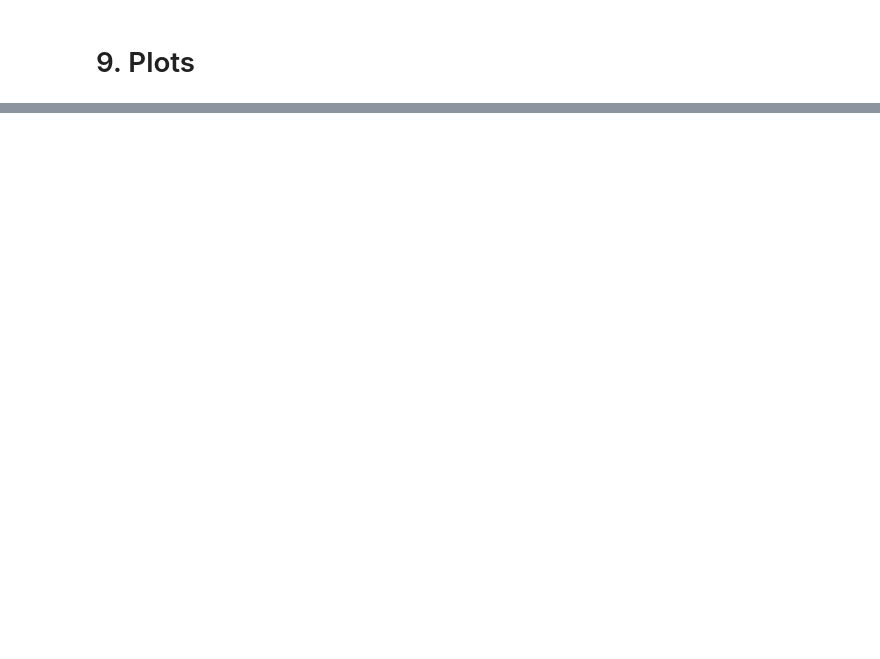
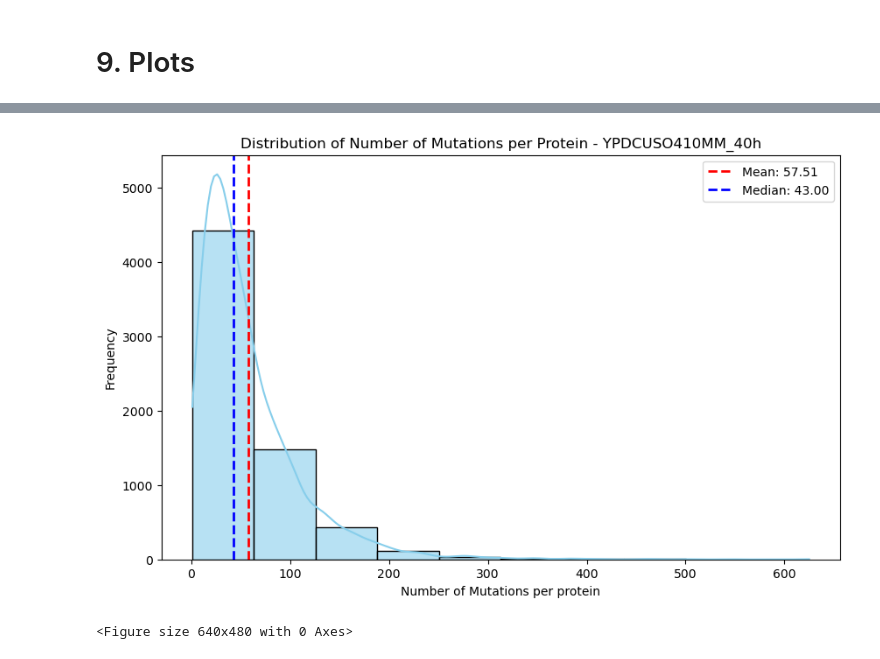
Before and after one commit to paolabiocchi/Yeast_Project, a Jupyter notebook: extract_data.ipynb, the cells around one changed output, grey strips where cells are left out. Cells and saved outputs as stored; diff of their text form; code cells hidden in the pictures; blank space fills up the shorter version.

```diff
--- a/extract_data.ipynb
+++ b/extract_data.ipynb
@@ -340,0 +425,38 @@ plt.show()
+# %%
+# Step 1: Extract protein names from the DataFrame's column names (keys)
+proteins = [col.split('_')[0] for col in X_data.columns]
+
+# Step 2: Count how many mutations are associated with each protein
+mutation_counts = Counter(proteins)
+
+# Step 3: Convert the mutation counts into a pandas DataFrame for easy plotting
+mutation_df = pd.DataFrame(list(mutation_counts.items()), columns=['Protein', 'Mutation Count'])
+
+# Step 4: Plot the distribution of the number of mutations per protein
+plt.figure(figsize=(10, 6))
+sns.histplot(mutation_df['Mutation Count'], kde=True, bins=10, color='skyblue', alpha=0.6)
+
+# Calculate mean and median
+mean_val = mutation_df['Mutation Count'].mean()
+median_val = mutation_df['Mutation Count'].median()
+
+# Plot lines for mean and median
+plt.axvline(mean_val, color='red', linestyle='dashed', linewidth=2, label=f'Mean: {mean_val:.2f}')
+plt.axvline(median_val, color='blue', linestyle='dashed', linewidth=2, label=f'Median: {median_val:.2f}')
+
+# Add title and labels
+plt.title(f'Distribution of Number of Mutations per Protein - {phenotype}')
+plt.xlabel('Number of Mutations per protein')
+plt.ylabel('Frequency')
+
+# Add legend
+plt.legend()
+
+# Show the plot
+plt.show()
+
+# Save the plot to a file (e.g., as a PNG file)
+plt.savefig(f'results/plots/mutation_per_protein_{phenotype}.png', dpi=300, bbox_inches='tight')
+# %% [output]
+[figure, added]
+<Figure size 640x480 with 0 Axes>
```
Also changed, not shown: parts of 13 cells of this notebook.
